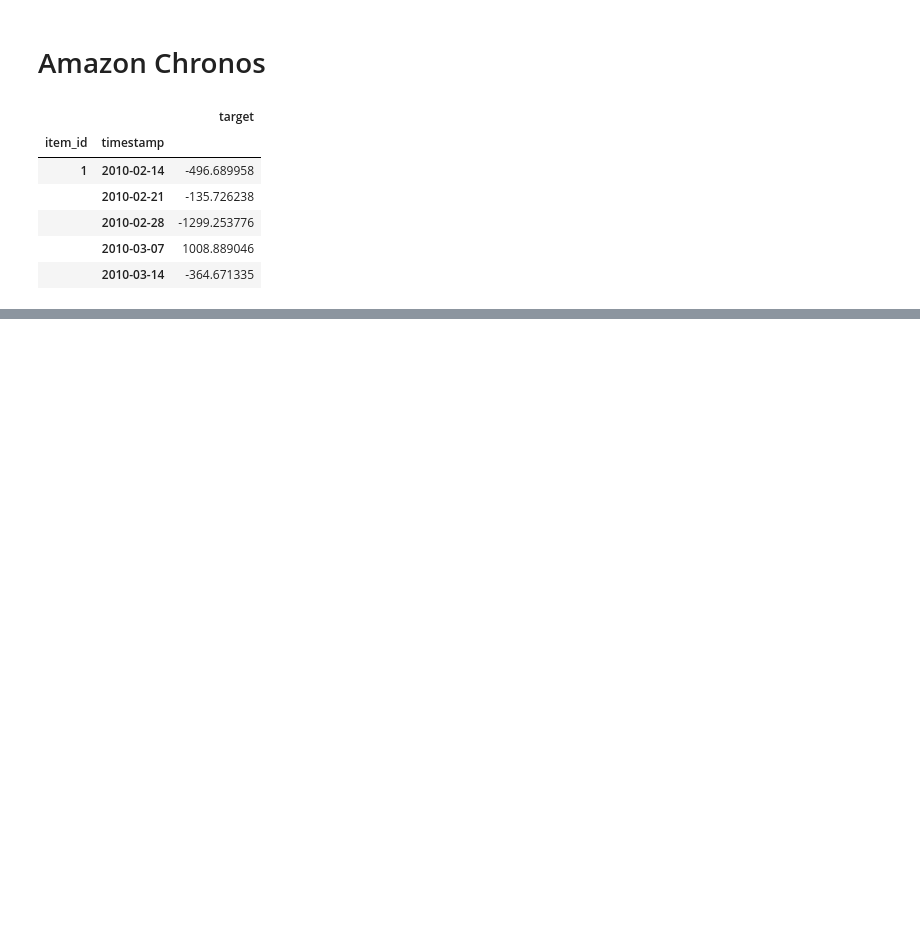
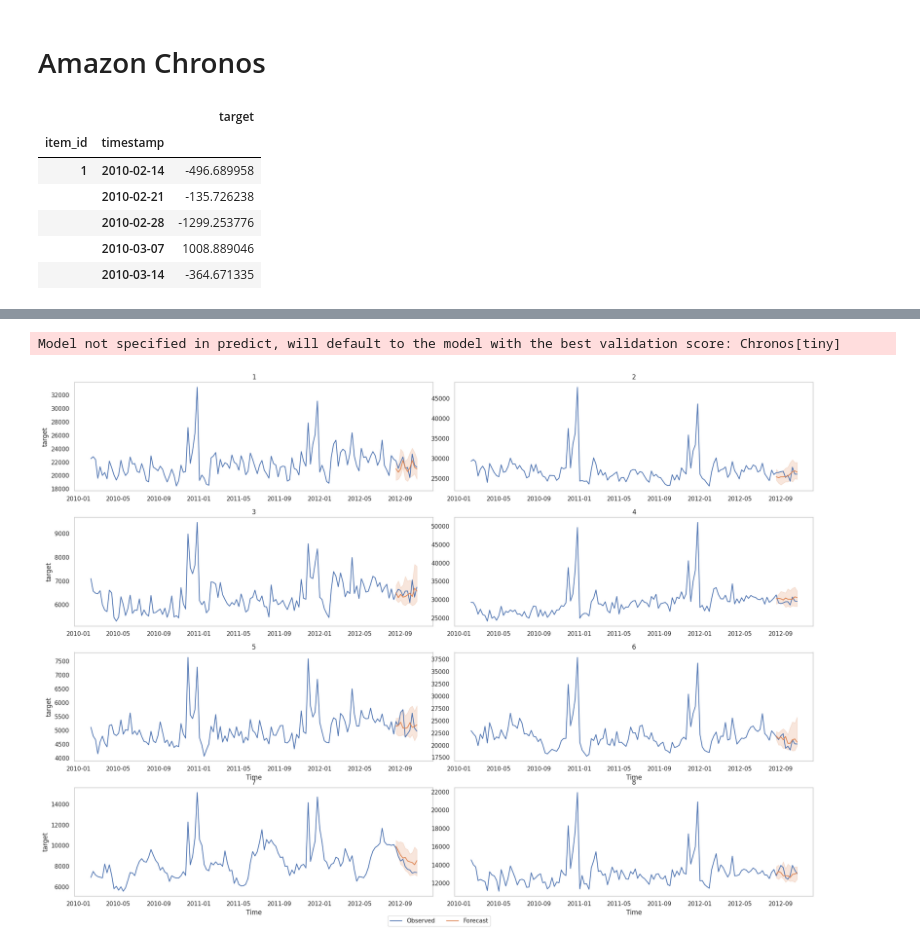
Before and after one commit to jhn-l/OC-P9, a Jupyter notebook: walmart-sales-forecasting.ipynb, the cells around one changed output, grey strips where cells are left out. Saved outputs shown, nothing was run; the diff lists cells and outputs as text; code cells hidden in the pictures; blank space fills up the shorter version.

```diff
--- a/walmart-sales-forecasting.ipynb
+++ b/walmart-sales-forecasting.ipynb
@@ -1507,0 +1736,6 @@ data_test.head()
+# %%
+prediction_length = 10  # Nombre de pas de prédiction
+train_data, test_data = ts_df.train_test_split(prediction_length)
+predictor = TimeSeriesPredictor(prediction_length=prediction_length).fit(
+    train_data, presets='chronos_tiny',
+)
@@ -1507,0 +1760,11 @@ data_test.head()
+# %%
+predictions = predictor.predict(train_data)
+predictor.plot(
+    data=ts_df,
+    predictions=predictions,
+    item_ids=ts_df.item_ids[:10],  # Afficher uniquement les 5 premiers éléments
+    max_history_length=150,
+);
+# %% [output]
+Model not specified in predict, will default to the model with the best validation score: Chronos[tiny]
+[figure, added]
```
Also changed, not shown: parts of 35 cells of this notebook.
